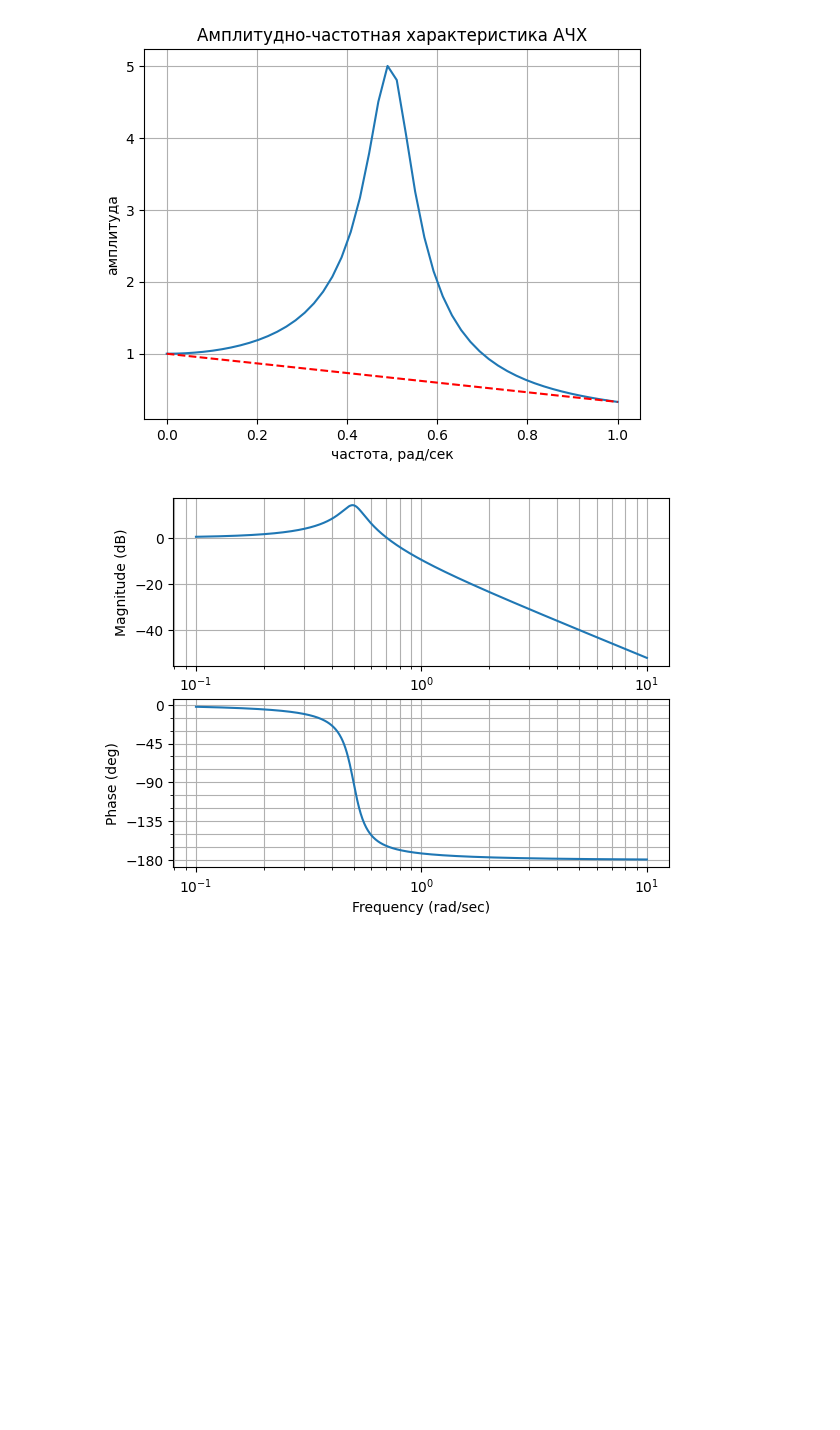
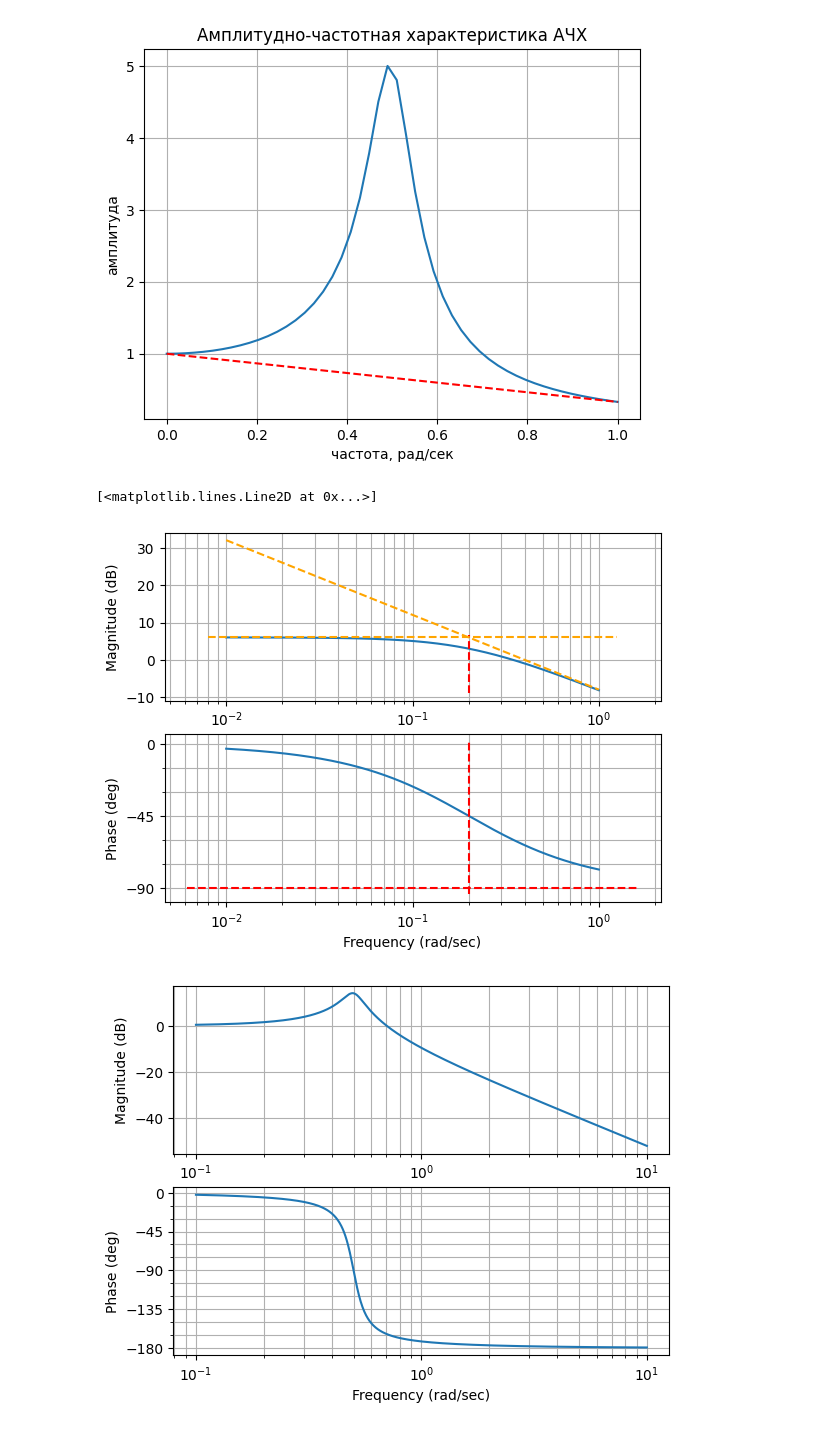
Before and after one commit to TAUforPython/BaseControlTheory, a Jupyter notebook: базовые_инструменты_ТАУ.ipynb, the cells around one changed output. Saved outputs shown, nothing was run; the diff lists cells and outputs as text; code cells hidden in the pictures; blank space fills up the shorter version.

Commit message:
добавлено: построение асимптот ЛАХ

```diff
--- a/базовые_инструменты_ТАУ.ipynb
+++ b/базовые_инструменты_ТАУ.ipynb
@@ -329,6 +329,27 @@ plt.plot([omega[0],omega[-1]],[mag[0],mag[-1]],'r--')
 # %% [output]
 [<matplotlib.lines.Line2D at 0x...>]
 [figure]
+# %%
+K = 2
+T = 5
+tf_aperiod = control.tf(K, [T, 1])
+# построение асимптот для ЛАХ
+fig = plt.figure()
+mag, phase, omega = control.bode_plot(tf_aperiod, dB = True, Hz = False)
+
+ax1,ax2 = plt.gcf().axes     # get subplot axes
+
+plt.sca(ax1)                 # построение асимптот амплитуды
+plt.plot([1/T, 1/T], plt.ylim(),'r--')
+plt.plot(plt.xlim(),[20*np.log10(2), 20*np.log10(2)],'--', color = 'orange')
+plt.plot((omega), +20*np.log10(K) - 20*np.log10(T) - 20*np.log10(omega), '--', color = 'orange')
+
+plt.sca(ax2)                 # построение асимптоты фазы
+plt.plot(plt.xlim(),[-90,-90],'r--')
+plt.plot([1/T, 1/T], plt.ylim(),'r--')
+# %% [output]
+[<matplotlib.lines.Line2D at 0x...>]
+[figure, added]
 # %%
 #изображение логарифмической частотной характеристики = ЛАХ
 fig = plt.figure()
```
Also changed, not shown: parts of 1 cell of this notebook.
